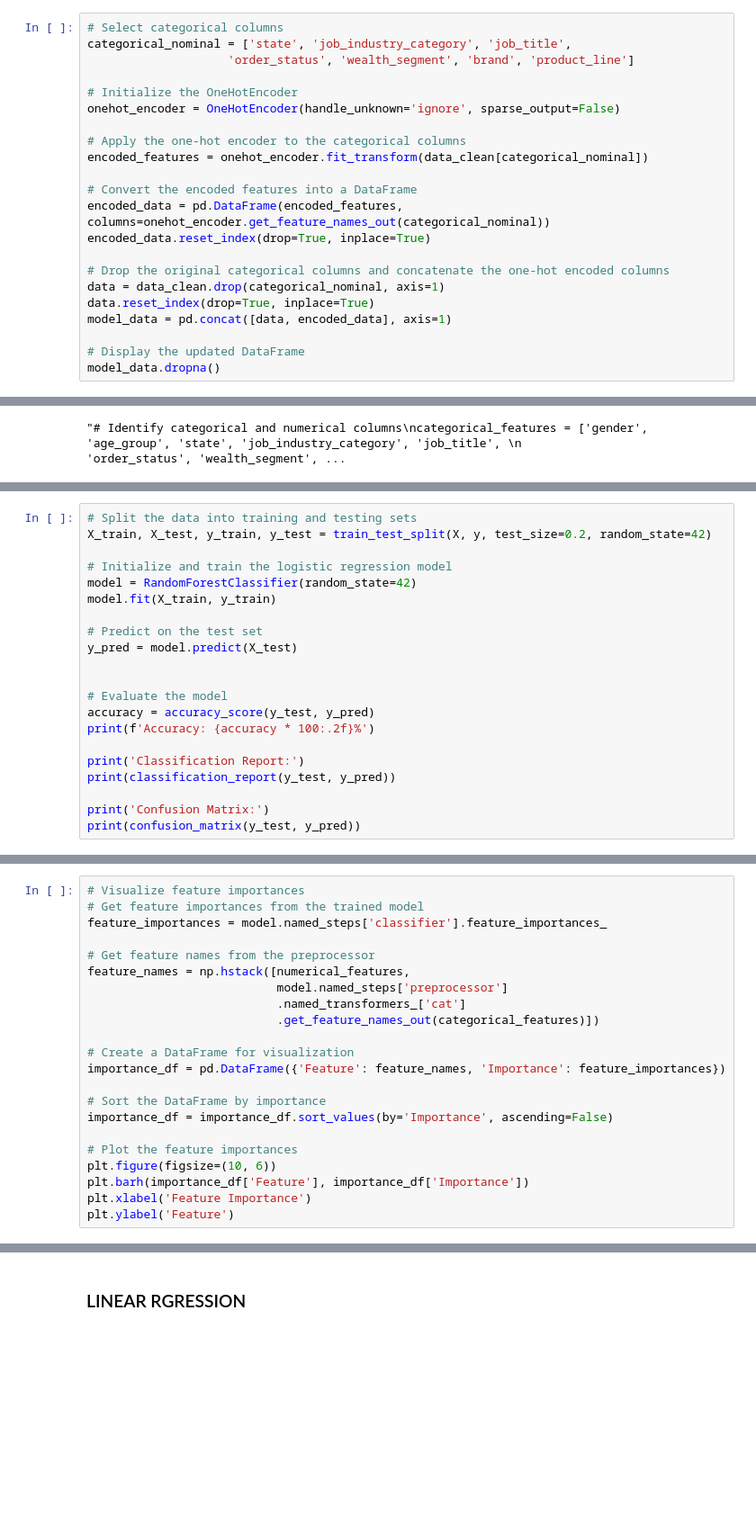
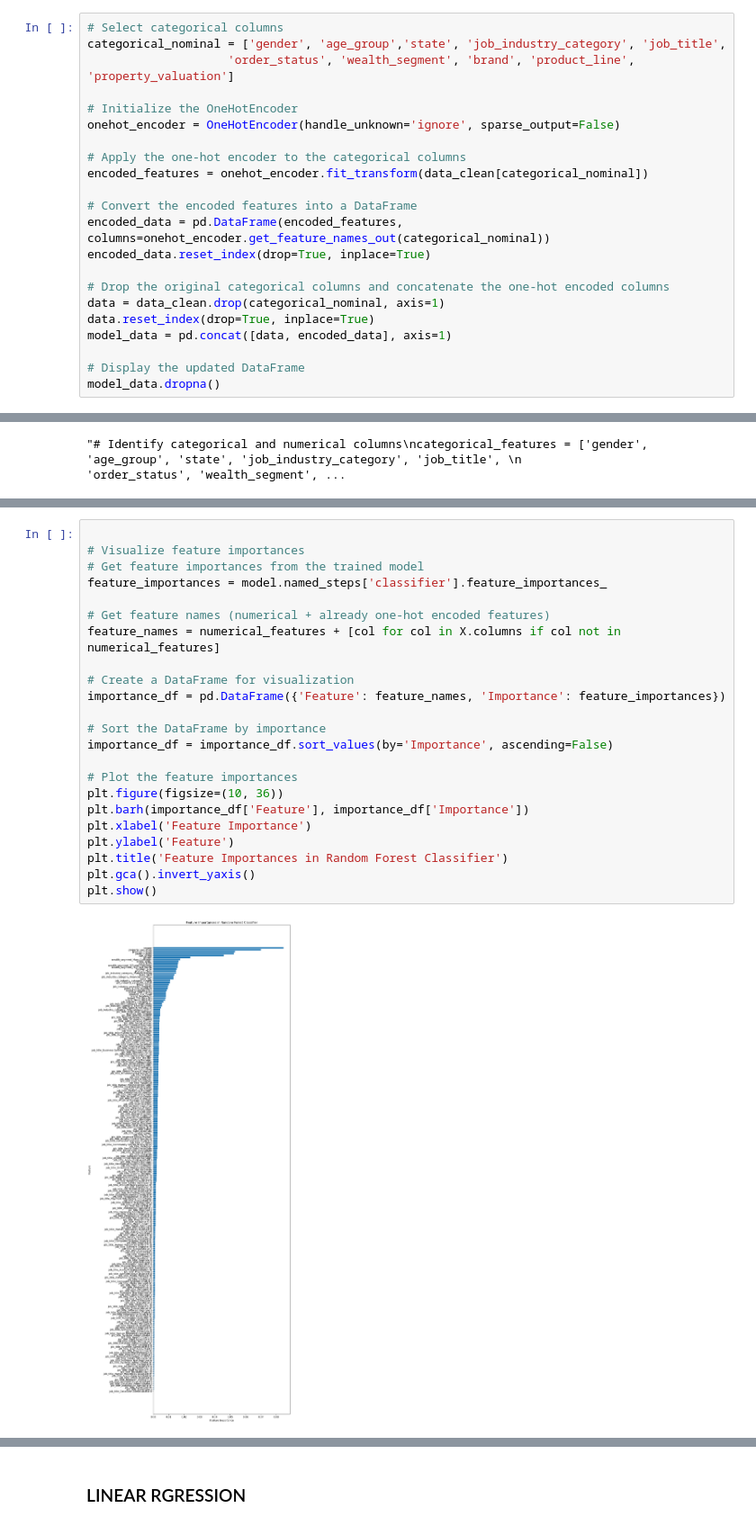
Before and after one commit to Daviedavie100/kpmg, a Jupyter notebook: kpmgproject.ipynb, the cells around one changed output, grey strips where cells are left out. Shown at 90% size. Drawn from its saved outputs; the diff is of its cells as text; blank space fills up the shorter version.

```diff
--- a/kpmgproject.ipynb
+++ b/kpmgproject.ipynb
@@ -170,8 +170,8 @@ for col in categorical_ordinal:
     data_clean[col] = label_encoder.fit_transform(data_clean[col])
 # %%
 # Select categorical columns
-categorical_nominal = ['state', 'job_industry_category', 'job_title',
-                    'order_status', 'wealth_segment', 'brand', 'product_line']
+categorical_nominal = ['gender', 'age_group','state', 'job_industry_category', 'job_title',
+                    'order_status', 'wealth_segment', 'brand', 'product_line', 'property_valuation']
 
 # Initialize the OneHotEncoder
 onehot_encoder = OneHotEncoder(handle_unknown='ignore', sparse_output=False)
@@ -279,21 +270,0 @@ plt.show()
-# %%
-# Split the data into training and testing sets
-X_train, X_test, y_train, y_test = train_test_split(X, y, test_size=0.2, random_state=42)
-
-# Initialize and train the logistic regression model
-model = RandomForestClassifier(random_state=42)
-model.fit(X_train, y_train)
-
-# Predict on the test set
-y_pred = model.predict(X_test)
-
-
-# Evaluate the model
-accuracy = accuracy_score(y_test, y_pred)
-print(f'Accuracy: {accuracy * 100:.2f}%')
-
-print('Classification Report:')
-print(classification_report(y_test, y_pred))
-
-print('Confusion Matrix:')
-print(confusion_matrix(y_test, y_pred))
@@ -315,22 +271,25 @@ Confusion Matrix:
 # %%
+
 # Visualize feature importances
 # Get feature importances from the trained model
 feature_importances = model.named_steps['classifier'].feature_importances_
 
-# Get feature names from the preprocessor
-feature_names = np.hstack([numerical_features,
-                           model.named_steps['preprocessor']
-                           .named_transformers_['cat']
-                           .get_feature_names_out(categorical_features)])
+# Get feature names (numerical + already one-hot encoded features)
+feature_names = numerical_features + [col for col in X.columns if col not in numerical_features]
 
 # Create a DataFrame for visualization
 importance_df = pd.DataFrame({'Feature': feature_names, 'Importance': feature_importances})
 
 # Sort the DataFrame by importance
 importance_df = importance_df.sort_values(by='Importance', ascending=False)
 
 # Plot the feature importances
-plt.figure(figsize=(10, 6))
+plt.figure(figsize=(10, 36))
 plt.barh(importance_df['Feature'], importance_df['Importance'])
 plt.xlabel('Feature Importance')
 plt.ylabel('Feature')
+plt.title('Feature Importances in Random Forest Classifier')
+plt.gca().invert_yaxis()
+plt.show()
+# %% [output]
+[figure, added]
```
Also changed, not shown: parts of 10 cells of this notebook.
